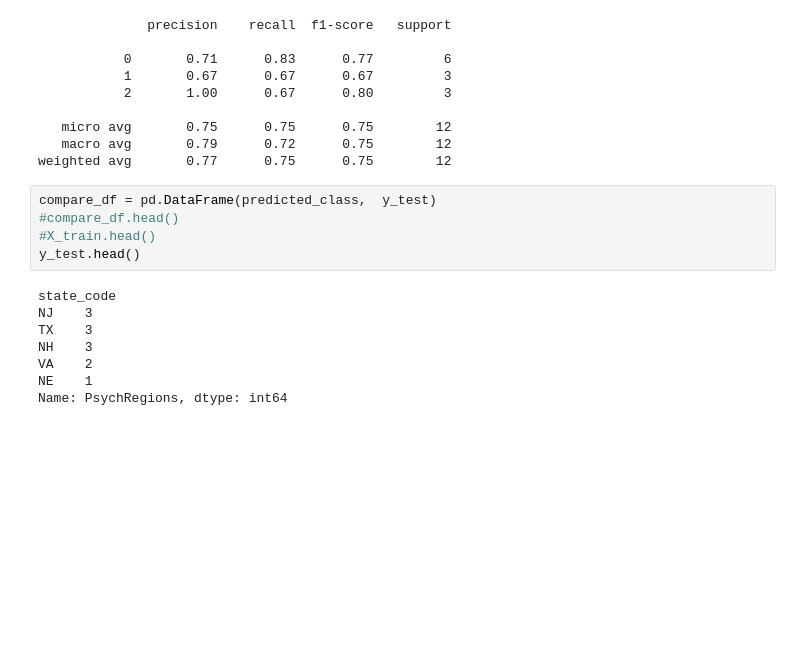
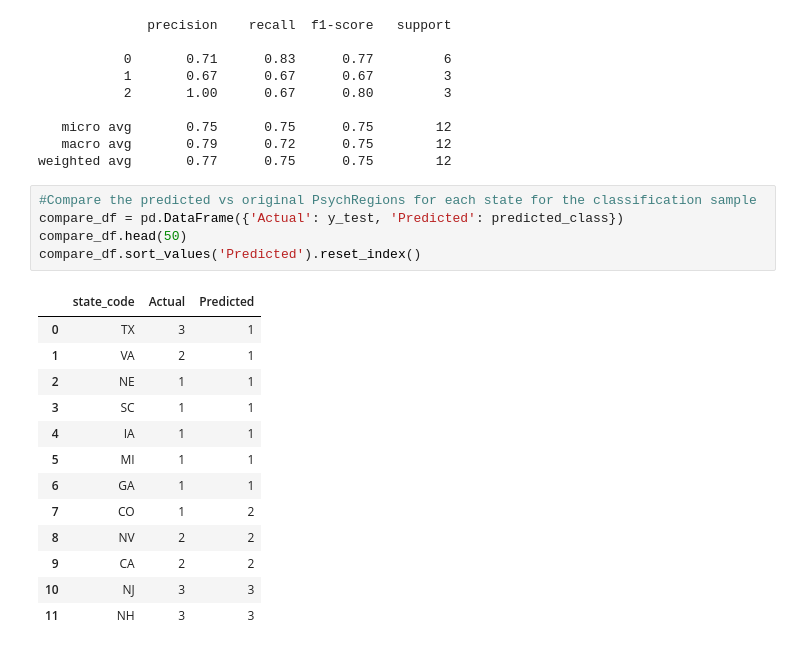
Before and after one commit to damuakula/FinalProject, a Jupyter notebook: PyschRegions.ipynb, the cells around one changed output. Cells and saved outputs as stored; diff of their text form; blank space fills up the shorter version.

```diff
--- a/PyschRegions.ipynb
+++ b/PyschRegions.ipynb
@@ -323,16 +360,22 @@ print(classification_report(y_test, predicted_class, target_names=target_names))
    micro avg       0.75      0.75      0.75        12
    macro avg       0.79      0.72      0.75        12
 weighted avg       0.77      0.75      0.75        12
-# %%
-compare_df = pd.DataFrame(predicted_class,  y_test)
-#compare_df.head()
-#X_train.head()
-y_test.head()
-# %% [output]
-state_code
-NJ    3
-TX    3
-NH    3
-VA    2
-NE    1
-Name: PsychRegions, dtype: int64
+# %%
+#Compare the predicted vs original PsychRegions for each state for the classification sample
+compare_df = pd.DataFrame({'Actual': y_test, 'Predicted': predicted_class})
+compare_df.head(50)
+compare_df.sort_values('Predicted').reset_index()
+# %% [output]
+|  | state_code | Actual | Predicted |
+| 0 | TX | 3 | 1 |
+| 1 | VA | 2 | 1 |
+| 2 | NE | 1 | 1 |
+| 3 | SC | 1 | 1 |
+| 4 | IA | 1 | 1 |
+| 5 | MI | 1 | 1 |
+| 6 | GA | 1 | 1 |
+| 7 | CO | 1 | 2 |
+| 8 | NV | 2 | 2 |
+| 9 | CA | 2 | 2 |
+| 10 | NJ | 3 | 3 |
+| 11 | NH | 3 | 3 |
```
Also changed, not shown: parts of 13 cells of this notebook.
